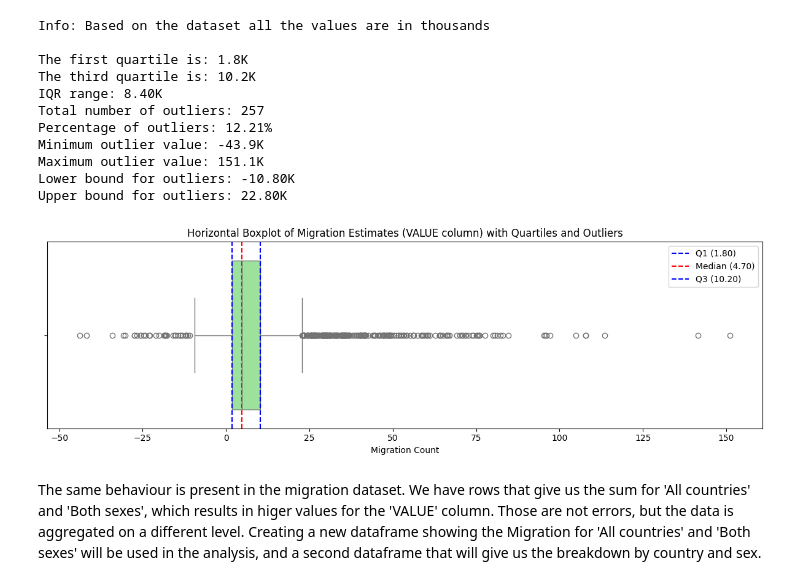
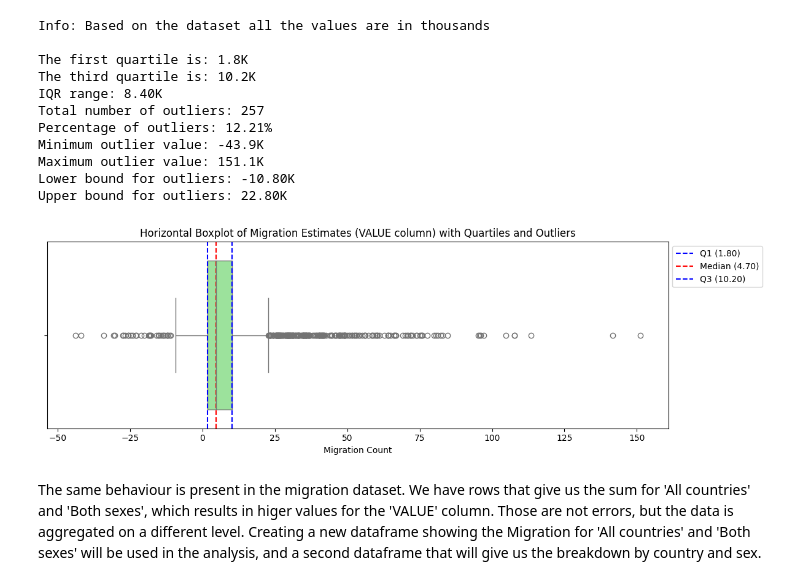
Before and after one commit to mkoleva0/DataAnalytics_CA1, a Jupyter notebook: CA1_1_final.ipynb, the cells around one changed output. Cells and saved outputs as stored; diff of their text form; code cells hidden in the pictures.

```diff
--- a/CA1_1_final.ipynb
+++ b/CA1_1_final.ipynb
@@ -633,18 +629,18 @@ Upper bound for outliers: 22.80K
 # %%
 plt.figure(figsize=(12, 4))
 sns.boxplot(x=migration_df['VALUE'], color="lightgreen", orient="h")
 
 plt.axvline(x=migration_Q1, color='blue', linestyle='--', label=f"Q1 ({migration_Q1:.2f})")
 plt.axvline(x=migration_df['VALUE'].median(), color='red', linestyle='--', label=f"Median ({migration_df['VALUE'].median():.2f})")
 plt.axvline(x=migration_Q3, color='blue', linestyle='--', label=f"Q3 ({migration_Q3:.2f})")
 
 plt.title("Horizontal Boxplot of Migration Estimates (VALUE column) with Quartiles and Outliers")
 plt.xlabel("Migration Count")
-plt.legend()
+plt.legend(loc='upper left', bbox_to_anchor=(1, 1))
 plt.tight_layout()
 plt.show()
 # %% [output]
-[figure, old version]
+[figure, new version]
 # %% [markdown]
 The same behaviour is present in the migration dataset. We have rows that give us the sum for 'All countries' and 'Both sexes', which results in higer values for the 'VALUE' column. Those are not errors, but the data is aggregated on a different level. Creating a new dataframe showing the Migration for 'All countries' and 'Both sexes' will be used in the analysis, and a second dataframe that will give us the breakdown by country and sex.
 # %%
```
Also changed, not shown: parts of 21 cells of this notebook, 4 other files.
